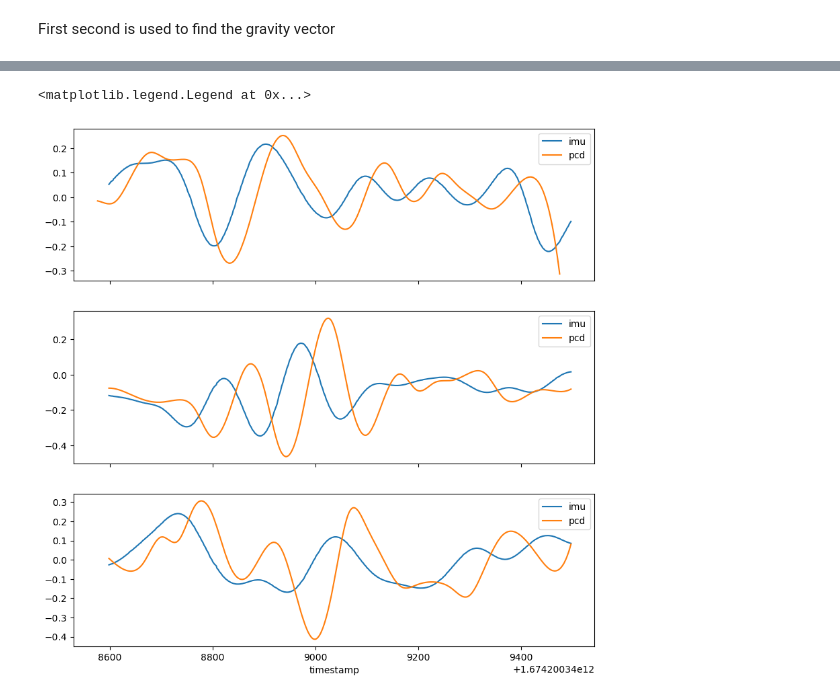
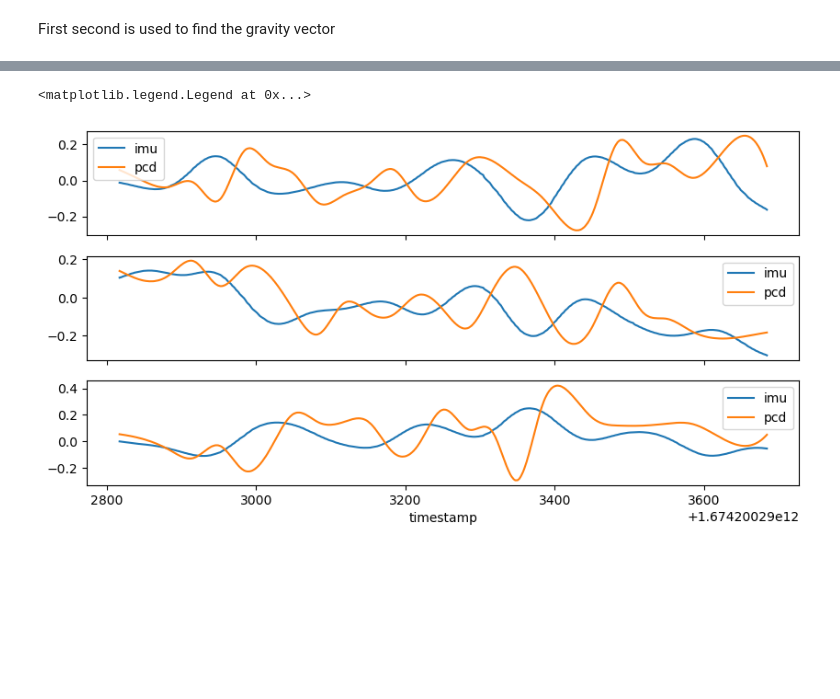
Before and after one commit to localization-as-a-service/local-registration, a Jupyter notebook: imu_depth_fusion_m2.ipynb, the cells around one changed output, grey strips where cells are left out. Saved outputs shown, nothing was run; the diff lists cells and outputs as text; code cells hidden in the pictures; blank space fills up the shorter version.

```diff
--- a/imu_depth_fusion_m2.ipynb
+++ b/imu_depth_fusion_m2.ipynb
@@ -29,13 +33,10 @@ config = Config(
     experiment="exp_8",
     trial="trial_2",
     subject="subject-1",
-    sequence="03",
+    sequence="02",
     groundtruth_dir="data/trajectories/groundtruth",
+    voxel_size=0.03
 )
-
-config.voxel_size=0.03
-config.target_fps=20
-config.min_std=0.5
 # %%
 pose_file = os.path.join(config.get_groundtruth_dir(), f"{config.get_file_name()}.pose.npz")
 motion_dir = config.get_motion_dir(include_secondary=False)
@@ -108,3 +109,3 @@ imu_df[["xa", "ya", "za"]] = imu_df[["xa", "ya", "za"]] - accel_mavg
 # %%
-imu_df = imu_df.iloc[win_len:]
+# imu_df = imu_df.iloc[win_len:]
 # %%
@@ -199,21 +186,0 @@ axs[2].plot(calibration_imu_df.timestamp.values, linear_acceleration_interp[2],
-# %%
-# calculate displacement and rotation
-rotation_matrix = np.identity(4)
-
-velocity = [0, 0, 0]
-
-for i in tqdm.tqdm(range(1, len(calibration_imu_df))):
-    v = calibration_imu_df.iloc[i].values
-
-    dt = v[7]
-    da = np.degrees([v[j + 4] * dt for j in range(3)])
-
-    acceleration = calibration_imu_df.iloc[i, [1, 2, 3]].values
-    acceleration = np.dot(rotation_matrix, np.array([*acceleration, 1]))
-    acceleration = acceleration[:3]
-
-    calibration_imu_df.iloc[i, 1] = acceleration[0]
-    calibration_imu_df.iloc[i, 2] = acceleration[1]
-    calibration_imu_df.iloc[i, 3] = acceleration[2]
-
-    rotation_matrix = helpers.rotate_transformation_matrix(rotation_matrix, da[0], da[1], da[2])
@@ -266,22 +197,22 @@ resampled_angular_velocity.append(interpolate.interp1d(sequence_ts[calibration_t
 
 resampled_angular_velocity = np.array(resampled_angular_velocity).T
 # %%
-fig, axs = plt.subplots(3, 1, figsize=(10, 10), sharex=True)
+fig, axs = plt.subplots(3, 1, figsize=(10, 5), sharex=True)
 
 calibration_imu_df.plot(x="timestamp", y="xg", ax=axs[0], label="imu")
 axs[0].plot(calibration_imu_df.timestamp.values, resampled_angular_velocity[:, 0], label="pcd")
 axs[0].legend()
 
 calibration_imu_df.plot(x="timestamp", y="yg", ax=axs[1], label="imu")
 axs[1].plot(calibration_imu_df.timestamp.values, resampled_angular_velocity[:, 1], label="pcd")
 axs[1].legend()
 
 calibration_imu_df.plot(x="timestamp", y="zg", ax=axs[2], label="imu")
 axs[2].plot(calibration_imu_df.timestamp.values, resampled_angular_velocity[:, 2], label="pcd")
 axs[2].legend()
 # %% [output]
 <matplotlib.legend.Legend at 0x...>
-[figure, old version]
+[figure, new version]
 # %%
 corr = np.correlate(calibration_imu_df.xg.values, resampled_angular_velocity[:, 0], mode='full')
 # %%
```
Also changed, not shown: parts of 36 cells of this notebook.
